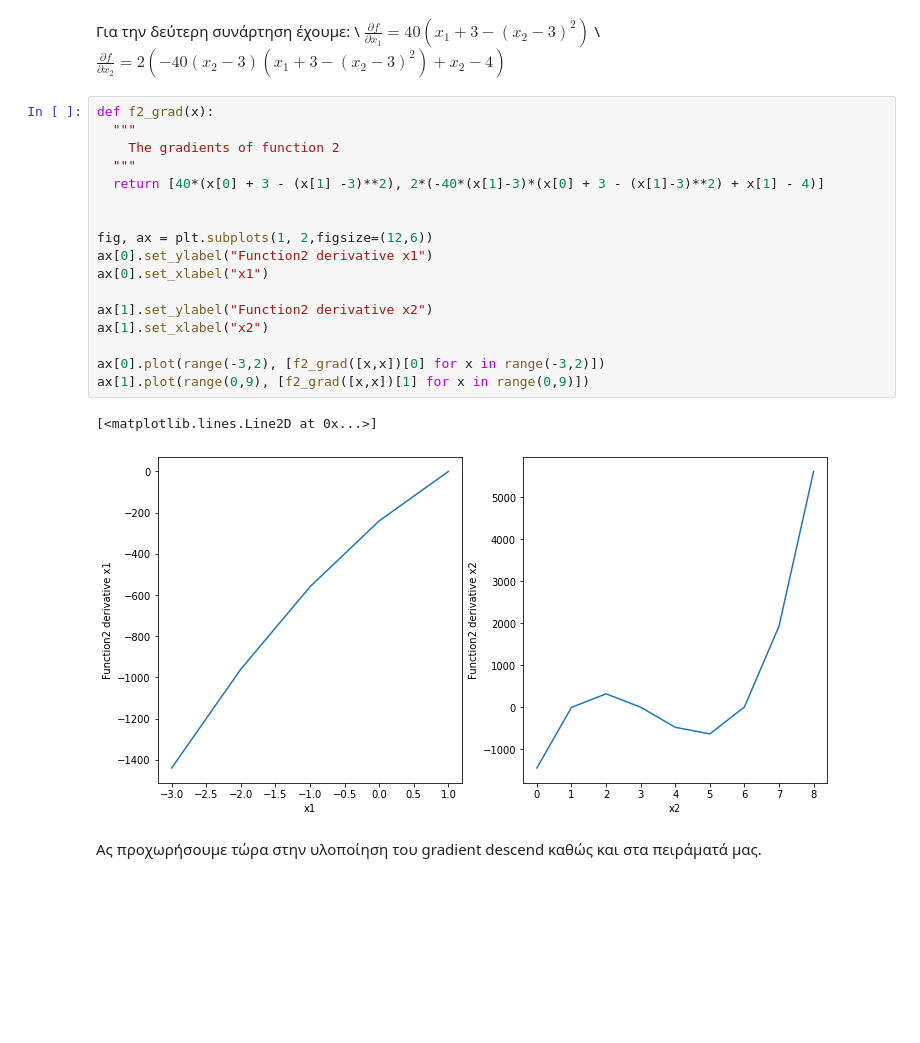
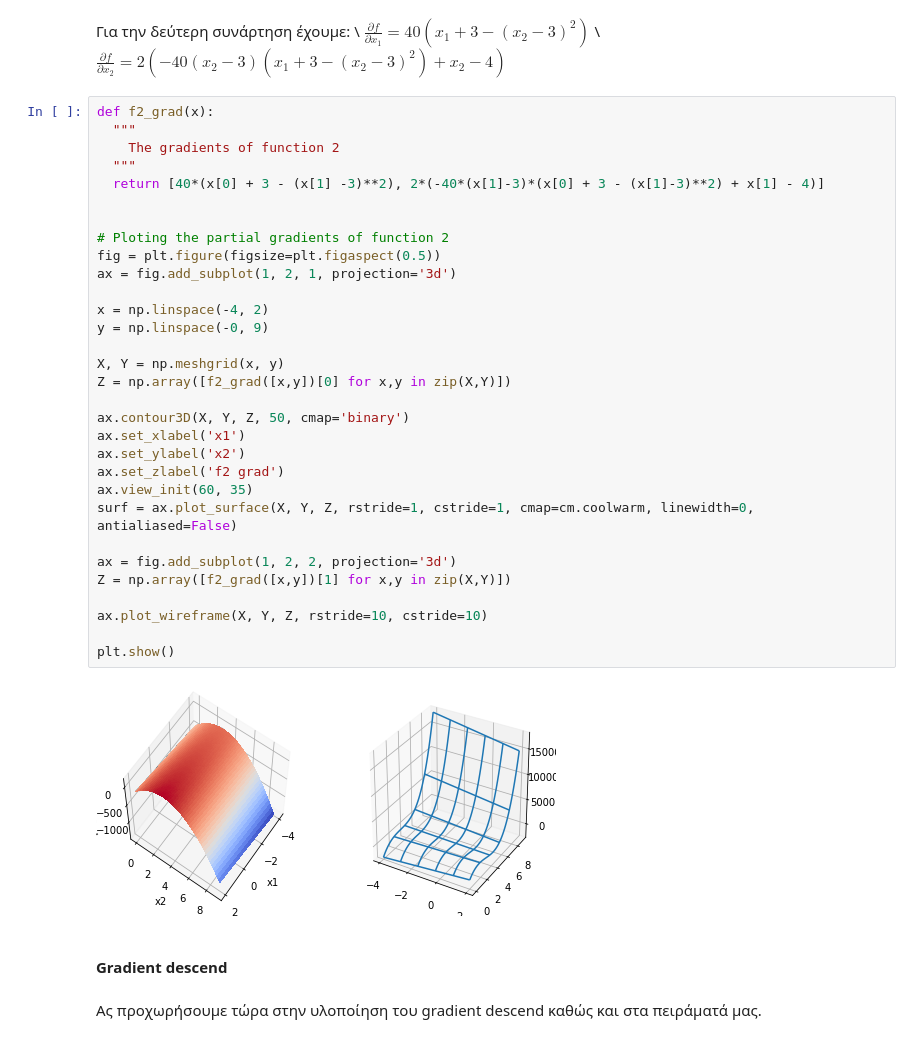
Before and after one commit to konstantinaRK/MachineLearning, a Jupyter notebook: Exercise1.ipynb, the cells around one changed output. Drawn from its saved outputs; the diff is of its cells as text; blank space fills up the shorter version.

```diff
--- a/Exercise1.ipynb
+++ b/Exercise1.ipynb
@@ -274,26 +283,41 @@ ax[1].plot(range(-1,5), [f1_grad([x,x])[1] for x in range(1,7)])
 Για την δεύτερη συνάρτηση έχουμε: \\
 $\frac{\partial f}{\partial x_1} = 40(x_1 + 3 - (x_2 -3)^2)$ \\
 $\frac{\partial f}{\partial x_2} = 2 (-40(x_2-3)(x_1 + 3 - (x_2-3)^2) + x_2 - 4)$
-# %%
-def f2_grad(x):
-  """
-    The gradients of function 2
-  """
-  return [40*(x[0] + 3 - (x[1] -3)**2), 2*(-40*(x[1]-3)*(x[0] + 3 - (x[1]-3)**2) + x[1] - 4)]
-
-
-fig, ax = plt.subplots(1, 2,figsize=(12,6))
-ax[0].set_ylabel("Function2 derivative x1")
-ax[0].set_xlabel("x1")
-
-ax[1].set_ylabel("Function2 derivative x2")
-ax[1].set_xlabel("x2")
-
-ax[0].plot(range(-3,2), [f2_grad([x,x])[0] for x in range(-3,2)])
-ax[1].plot(range(0,9), [f2_grad([x,x])[1] for x in range(0,9)])
-# %% [output]
-[<matplotlib.lines.Line2D at 0x...>]
-[figure, removed]
+# %%
+def f2_grad(x):
+  """
+    The gradients of function 2
+  """
+  return [40*(x[0] + 3 - (x[1] -3)**2), 2*(-40*(x[1]-3)*(x[0] + 3 - (x[1]-3)**2) + x[1] - 4)]
+
+
+# Ploting the partial gradients of function 2
+fig = plt.figure(figsize=plt.figaspect(0.5))
+ax = fig.add_subplot(1, 2, 1, projection='3d')
+
+x = np.linspace(-4, 2)
+y = np.linspace(-0, 9)
+
+X, Y = np.meshgrid(x, y)
+Z = np.array([f2_grad([x,y])[0] for x,y in zip(X,Y)])
+
+ax.contour3D(X, Y, Z, 50, cmap='binary')
+ax.set_xlabel('x1')
+ax.set_ylabel('x2')
+ax.set_zlabel('f2 grad')
+ax.view_init(60, 35)
+surf = ax.plot_surface(X, Y, Z, rstride=1, cstride=1, cmap=cm.coolwarm, linewidth=0, antialiased=False)
+
+ax = fig.add_subplot(1, 2, 2, projection='3d')
+Z = np.array([f2_grad([x,y])[1] for x,y in zip(X,Y)])
+
+ax.plot_wireframe(X, Y, Z, rstride=10, cstride=10)
+
+plt.show()
+# %% [output]
+[figure, added]
+# %% [markdown]
+#### Gradient descend
 # %% [markdown]
 Ας προχωρήσουμε τώρα στην υλοποίηση του gradient descend καθώς και στα πειράματά μας.
 # %%
```
Also changed, not shown: parts of 30 cells of this notebook.
